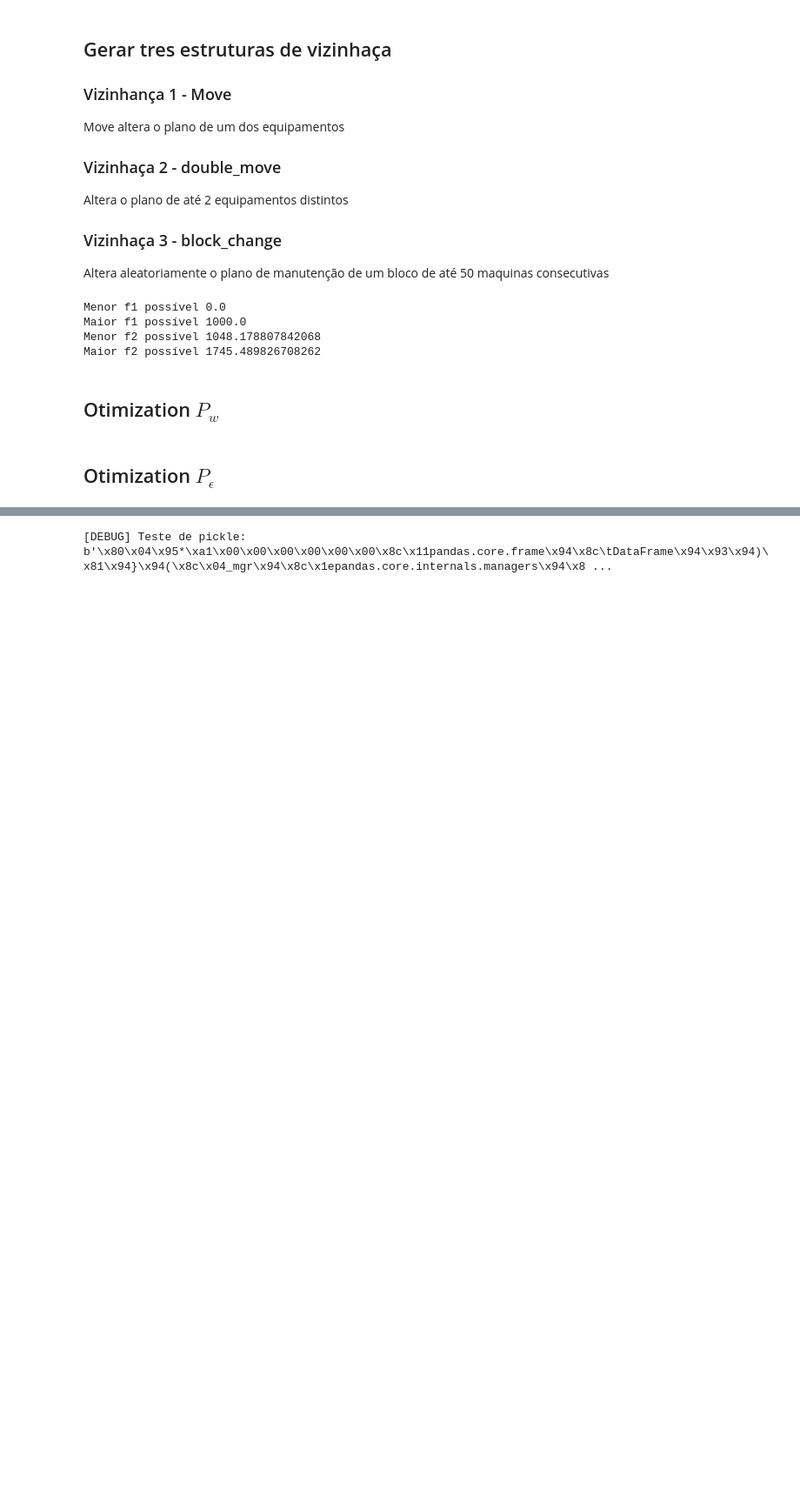
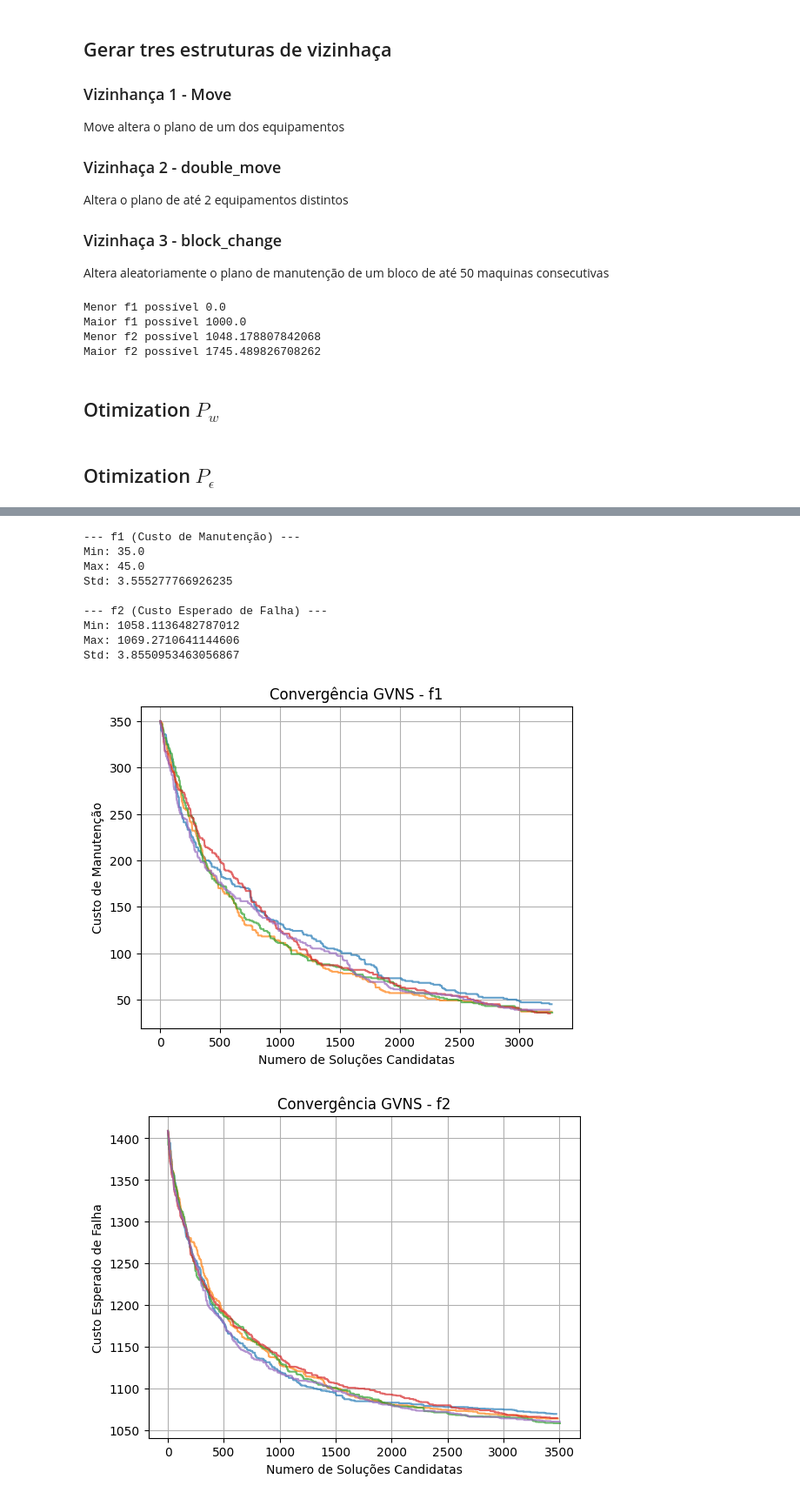
Before and after one commit to Cleyton-Nobre/TeoriaDecisao, a Jupyter notebook: TP.ipynb, the cells around one changed output, grey strips where cells are left out. Shown: that part at 87% size. Cells and saved outputs as stored; diff of their text form; code cells hidden in the pictures; blank space fills up the shorter version.

```diff
--- a/TP.ipynb
+++ b/TP.ipynb
@@ -271,31 +275,6 @@ def busca_local(solucao, obj_func, *args):
             return candidato
     return melhor
 # %%
-# GVNS
-
-# def GVNS(obj_func, equipDB, MPDB, Pij=None, max_iter=1000, return_curve=False):
-#     if obj_func == f2:
-#         assert Pij is not None, "Pij é obrigatória para a função f2."
-#     s = gerar_solucao_inicial(equipDB, MPDB, Pij)
-#     melhor = s.copy()
-#     historico = []
-#     valor_inicial = obj_func(melhor, equipDB, MPDB, Pij) if obj_func == f1 else obj_func(melhor, equipDB, MPDB, Pij)
-#     historico.append(valor_inicial)
-#     for _ in range(max_iter):
-#         k = 0
-#         while k < len(vizinhas):
-#             s_ = vizinhas[k](melhor)
-#             s__ = busca_local(s_, obj_func, equipDB, MPDB, Pij) if obj_func == f1 else busca_local(s_, obj_func, equipDB, MPDB, Pij)
-#             novo_valor = obj_func(s__, equipDB, MPDB, Pij) if obj_func == f1 else obj_func(s__, equipDB, MPDB, Pij)
-#             if novo_valor < historico[-1]:
-#                 melhor = s__.copy()
-#                 historico.append(novo_valor)
-#                 k = 0
-#             else:
-#                 k += 1
-#                 historico.append(historico[-1])
-#     return (melhor, historico) if return_curve else melhor
-
 def GVNS(obj_func, gerar_solucao_inicial, vizinhas, busca_local, *args, max_iter=1000, return_curve=False):
     """
     Executa o algoritmo GVNS (Variable Neighborhood Search).
@@ -328,8 +307,8 @@ def GVNS(obj_func, gerar_solucao_inicial, vizinhas, busca_local, *args, max_iter
 # Execução principal com 5 repetições
 def exec_fs_mono_obj():
     args = (equipDB, MPDB, Pij)
-    resultados_f1 = [GVNS(f1, gerar_solucao_inicial, vizinhas, busca_local, *args,max_iter=300, return_curve=True) for _ in range(5)]
-    resultados_f2 = [GVNS(f2, gerar_solucao_inicial, vizinhas, busca_local, *args,max_iter=300, return_curve=True) for _ in range(5)]
+    resultados_f1 = [GVNS(f1, gerar_solucao_inicial, vizinhas, busca_local, *args,max_iter=1000, return_curve=True) for _ in range(5)]
+    resultados_f2 = [GVNS(f2, gerar_solucao_inicial, vizinhas, busca_local, *args,max_iter=1000, return_curve=True) for _ in range(5)]
 
     custos_f1 = [f1(sol, equipDB, MPDB, Pij) for sol, _ in resultados_f1]
     custos_f2 = [f2(sol, equipDB, MPDB, Pij) for sol, _ in resultados_f2]
@@ -531,5 +592,14 @@ BrokenProcessPool: A process in the process pool was terminated abruptly while t
-# %%
-import pickle
-print("[DEBUG] Teste de pickle:", pickle.dumps((equipDB, MPDB, Pij)))
-# %% [output]
-[DEBUG] Teste de pickle: b'\x80\x04\x95*\xa1\x00\x00\x00\x00\x00\x00\x8c\x11pandas.core.frame\x94\x8c\tDataFrame\x94\x93\x94)\x81\x94}\x94(\x8c\x04_mgr\x94\x8c\x1epandas.core.internals.managers\x94\x8 ...
+# %%
+exec_fs_mono_obj()
+# %% [output]
+--- f1 (Custo de Manutenção) ---
+Min: 35.0
+Max: 45.0
+Std: 3.555277766926235
+
+--- f2 (Custo Esperado de Falha) ---
+Min: 1058.1136482787012
+Max: 1069.2710641144606
+Std: 3.8550953463056867
+[figure, added]
+[figure, added]
```
Also changed, not shown: parts of 5 cells of this notebook.
